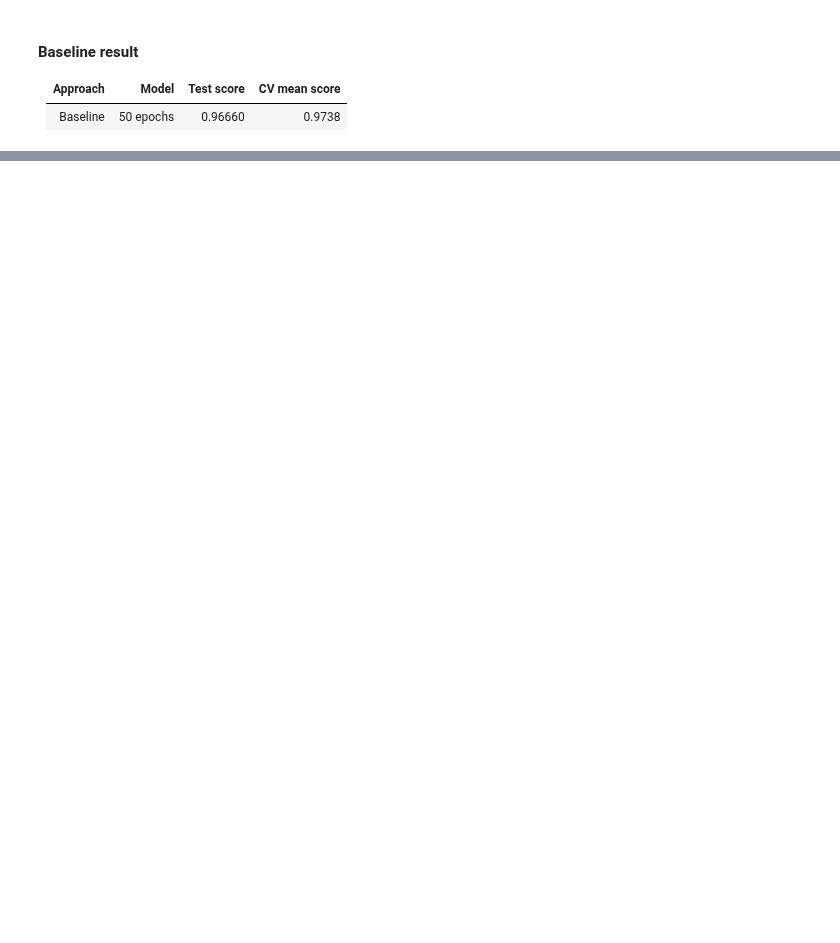
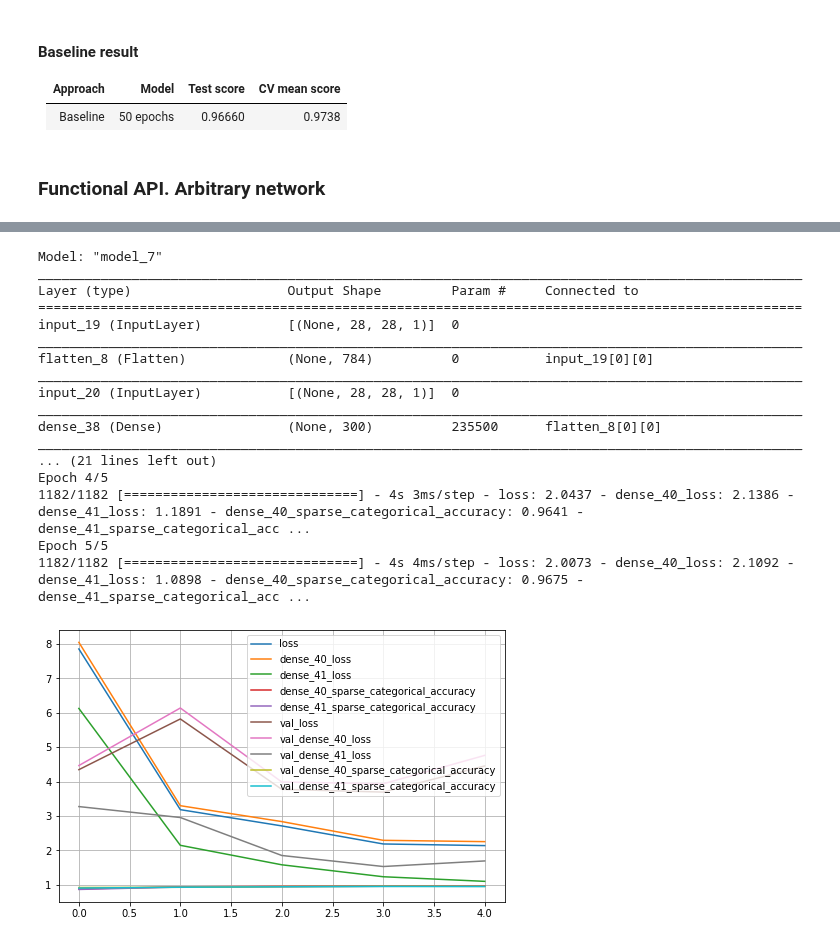
Before and after one commit to GlaIZier/digit-recongizer, a Jupyter notebook: notebooks/experiments.ipynb, the cells around one changed output, grey strips where cells are left out. Drawn from its saved outputs; the diff is of its cells as text; code cells hidden in the pictures; blank space fills up the shorter version.

Commit message:
Functional Api has been added

```diff
--- a/notebooks/experiments.ipynb
+++ b/notebooks/experiments.ipynb
@@ -229,3 +229,28 @@ NameError: name 'x' is not defined
 | Approach | Model  | Test score  | CV mean score |
 |---|---|---|---|
 | Baseline | 50 epochs | 0.96660 | 0.9738 |
+# %% [markdown]
+### Functional API. Arbitrary network
+# %%
+def functional_api_arbitrary():
+    i1 = keras.layers.Input(shape=X.shape[1:])
+    f1 = keras.layers.Flatten(input_shape=[28, 28])(i1)
+    h1 = keras.layers.Dense(300, activation='elu')(f1)
+    h2 = keras.layers.Dense(100, activation='elu')(h1)
+    i2 = keras.layers.Input(shape=X.shape[1:])
+    f2 = keras.layers.Flatten(input_shape=[28, 28])(i2)
+    c = keras.layers.Concatenate()([f2, h2])
+    o1 = keras.layers.Dense(10, activation='softmax')(c)
+    o2 = keras.layers.Dense(10, activation='softmax')(h2)
+    model = keras.Model(inputs=[i1, i2], outputs=[o1, o2])
+
+    model.compile(loss=['sparse_categorical_crossentropy', 'sparse_categorical_crossentropy'],
+                  loss_weights=[0.9, 0.1],
+                 optimizer=keras.optimizers.Nadam(),
+                 metrics=[keras.metrics.sparse_categorical_accuracy])
+    log.info(model.summary())
+    history = model.fit([X, X], [y_sparse, y_sparse], epochs=5, validation_split=args.val_fraction)
+    pd.DataFrame(history.history).plot(figsize=(8, 5))
+    plt.grid(True)
+    plt.show()
+# %% [output]
@@ -231,0 +258,18 @@ NameError: name 'x' is not defined
+Model: "model_7"
+__________________________________________________________________________________________________
+Layer (type)                    Output Shape         Param #     Connected to
+==================================================================================================
+input_19 (InputLayer)           [(None, 28, 28, 1)]  0
+__________________________________________________________________________________________________
+flatten_8 (Flatten)             (None, 784)          0           input_19[0][0]
+__________________________________________________________________________________________________
+input_20 (InputLayer)           [(None, 28, 28, 1)]  0
+__________________________________________________________________________________________________
+dense_38 (Dense)                (None, 300)          235500      flatten_8[0][0]
+__________________________________________________________________________________________________
+... (21 lines left out)
+Epoch 4/5
+1182/1182 [==============================] - 4s 3ms/step - loss: 2.0437 - dense_40_loss: 2.1386 - dense_41_loss: 1.1891 - dense_40_sparse_categorical_accuracy: 0.9641 - dense_41_sparse_categorical_acc ...
+Epoch 5/5
+1182/1182 [==============================] - 4s 4ms/step - loss: 2.0073 - dense_40_loss: 2.1092 - dense_41_loss: 1.0898 - dense_40_sparse_categorical_accuracy: 0.9675 - dense_41_sparse_categorical_acc ...
+[figure, added]
```
Also changed, not shown: parts of 5 cells of this notebook.
